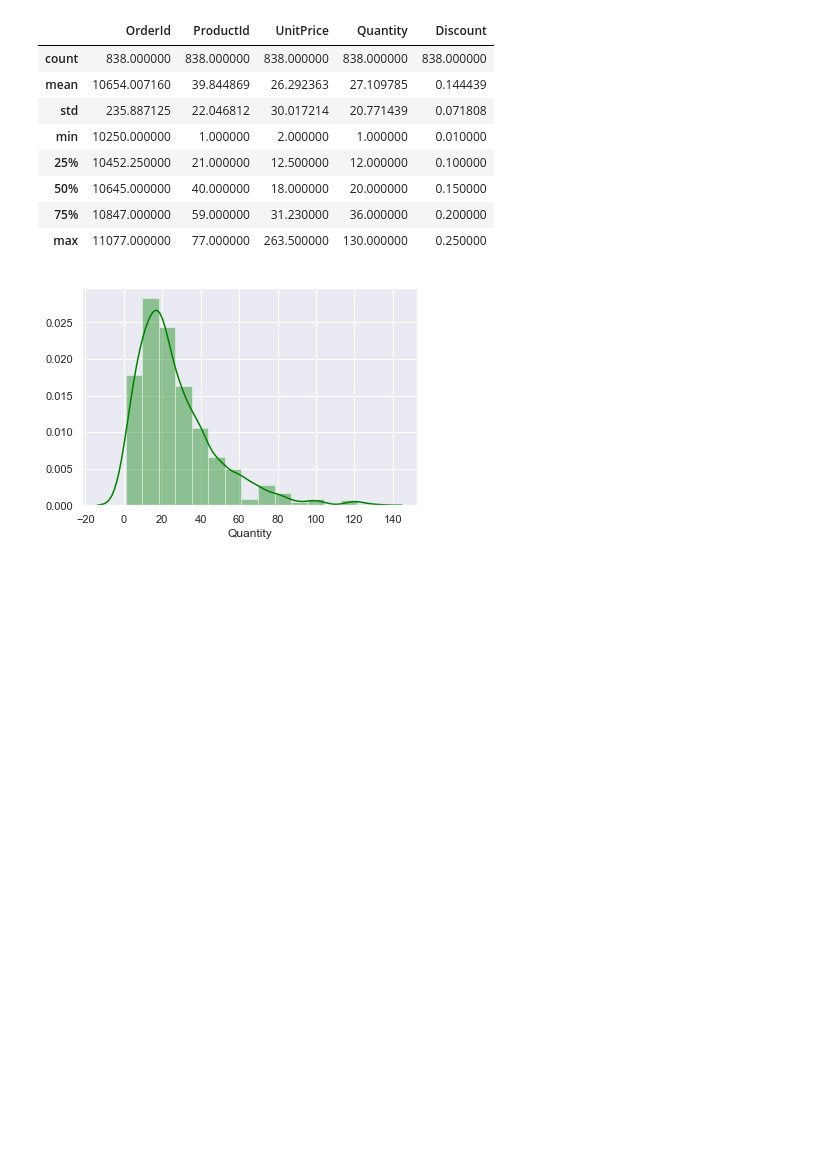
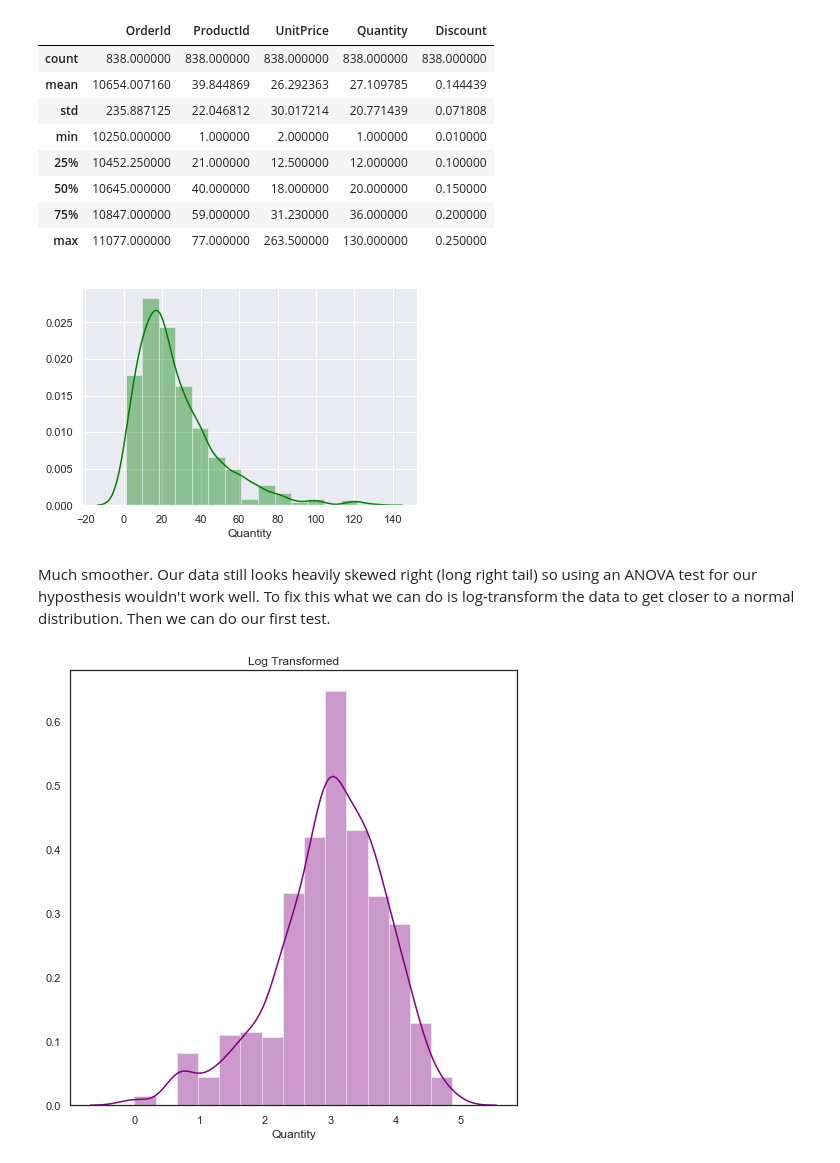
Before and after one commit to MissAle17/dsc-2-final-project-online-ds-sp-000, a Jupyter notebook: Module2.ipynb, the cells around one changed output. Cells and saved outputs as stored; diff of their text form; code cells hidden in the pictures; blank space fills up the shorter version.

```diff
--- a/Module2.ipynb
+++ b/Module2.ipynb
@@ -138,3 +138,23 @@ disc_df.describe()
 ax2 = sns.distplot(disc_df.Quantity, bins=15, hist=True, color = 'green')
 # %% [output]
 [figure]
+# %% [markdown]
+Much smoother.  Our data still looks heavily skewed right (long right tail) so using an ANOVA test for our hyposthesis wouldn't work well.  To fix this what we can do is log-transform the data to get closer to a normal distribution.  Then we can do our first test.
+# %%
+# we're going to show our test statistics using our first dataframe - that's the data we are really after
+df_log = df.copy()
+
+df_log['Quantity']=np.log(df['Quantity'])
+disc_df_log['Quantity']=np.log(disc_df['Quantity'])
+# %%
+#plotting again with our logtransformed data
+sns.set(style="white", palette="muted", color_codes=True)
+f = plt.figure(figsize=(8,8))
+
+ax_log = sns.distplot(disc_df_log.Quantity, bins=15, hist=True, color = 'purple')
+
+ax_log.set_title('Log Transformed')
+
+plt.show()
+# %% [output]
+[figure, added]
```
Also changed, not shown: parts of 1 cell of this notebook.
